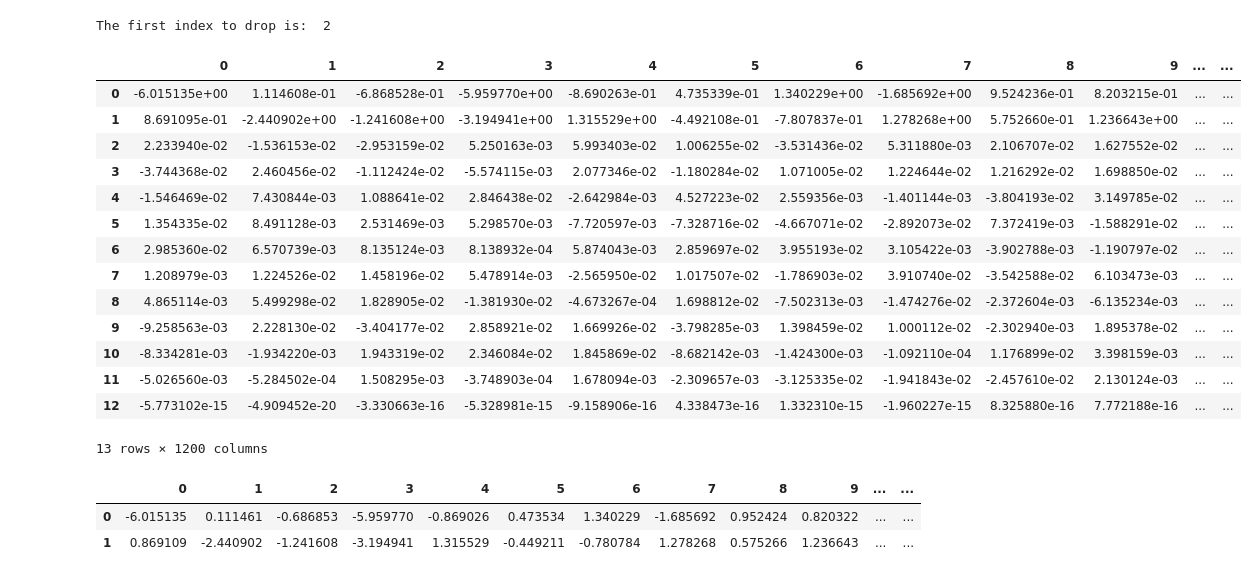
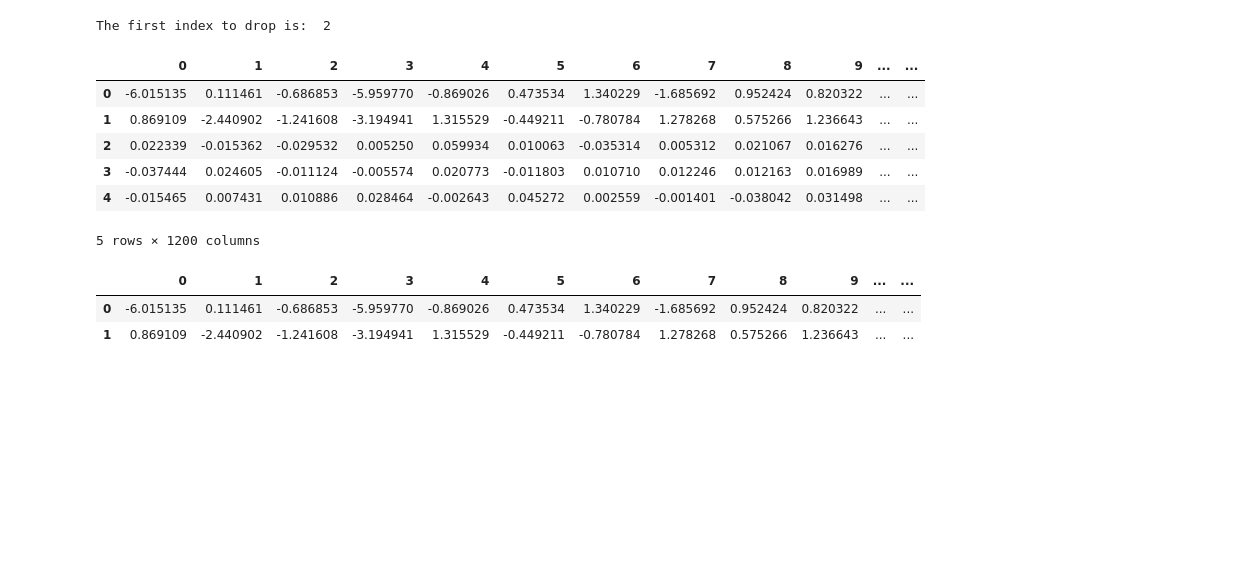
Before and after one commit to tommasoamico/LaboratoryOfComputationalPhysics_Y4, a Jupyter notebook: 07ex_LinearAlgebra.ipynb, the cells around one changed output. Drawn from its saved outputs; the diff is of its cells as text; code cells hidden in the pictures; blank space fills up the shorter version.

```diff
--- a/07ex_LinearAlgebra.ipynb
+++ b/07ex_LinearAlgebra.ipynb
@@ -264,23 +260,15 @@ print('The first index to drop is: ', first_to_drop)
 The first index to drop is:  2
 # %%
 datap = pd.DataFrame(np.dot(V.T, data))
-datap
+datap.head()
 # %% [output]
 |  | 0 | 1 | 2 | 3 | 4 | 5 | 6 | 7 | 8 | 9 | ... | ... |
-| 0 | -6.015135e+00 | 1.114608e-01 | -6.868528e-01 | -5.959770e+00 | -8.690263e-01 | 4.735339e-01 | 1.340229e+00 | -1.685692e+00 | 9.524236e-01 | 8.203215e-01 | ... | ... |
-| 1 | 8.691095e-01 | -2.440902e+00 | -1.241608e+00 | -3.194941e+00 | 1.315529e+00 | -4.492108e-01 | -7.807837e-01 | 1.278268e+00 | 5.752660e-01 | 1.236643e+00 | ... | ... |
-| 2 | 2.233940e-02 | -1.536153e-02 | -2.953159e-02 | 5.250163e-03 | 5.993403e-02 | 1.006255e-02 | -3.531436e-02 | 5.311880e-03 | 2.106707e-02 | 1.627552e-02 | ... | ... |
-| 3 | -3.744368e-02 | 2.460456e-02 | -1.112424e-02 | -5.574115e-03 | 2.077346e-02 | -1.180284e-02 | 1.071005e-02 | 1.224644e-02 | 1.216292e-02 | 1.698850e-02 | ... | ... |
-| 4 | -1.546469e-02 | 7.430844e-03 | 1.088641e-02 | 2.846438e-02 | -2.642984e-03 | 4.527223e-02 | 2.559356e-03 | -1.401144e-03 | -3.804193e-02 | 3.149785e-02 | ... | ... |
-| 5 | 1.354335e-02 | 8.491128e-03 | 2.531469e-03 | 5.298570e-03 | -7.720597e-03 | -7.328716e-02 | -4.667071e-02 | -2.892073e-02 | 7.372419e-03 | -1.588291e-02 | ... | ... |
-| 6 | 2.985360e-02 | 6.570739e-03 | 8.135124e-03 | 8.138932e-04 | 5.874043e-03 | 2.859697e-02 | 3.955193e-02 | 3.105422e-03 | -3.902788e-03 | -1.190797e-02 | ... | ... |
-| 7 | 1.208979e-03 | 1.224526e-02 | 1.458196e-02 | 5.478914e-03 | -2.565950e-02 | 1.017507e-02 | -1.786903e-02 | 3.910740e-02 | -3.542588e-02 | 6.103473e-03 | ... | ... |
-| 8 | 4.865114e-03 | 5.499298e-02 | 1.828905e-02 | -1.381930e-02 | -4.673267e-04 | 1.698812e-02 | -7.502313e-03 | -1.474276e-02 | -2.372604e-03 | -6.135234e-03 | ... | ... |
-| 9 | -9.258563e-03 | 2.228130e-02 | -3.404177e-02 | 2.858921e-02 | 1.669926e-02 | -3.798285e-03 | 1.398459e-02 | 1.000112e-02 | -2.302940e-03 | 1.895378e-02 | ... | ... |
-| 10 | -8.334281e-03 | -1.934220e-03 | 1.943319e-02 | 2.346084e-02 | 1.845869e-02 | -8.682142e-03 | -1.424300e-03 | -1.092110e-04 | 1.176899e-02 | 3.398159e-03 | ... | ... |
-| 11 | -5.026560e-03 | -5.284502e-04 | 1.508295e-03 | -3.748903e-04 | 1.678094e-03 | -2.309657e-03 | -3.125335e-02 | -1.941843e-02 | -2.457610e-02 | 2.130124e-03 | ... | ... |
-| 12 | -5.773102e-15 | -4.909452e-20 | -3.330663e-16 | -5.328981e-15 | -9.158906e-16 | 4.338473e-16 | 1.332310e-15 | -1.960227e-15 | 8.325880e-16 | 7.772188e-16 | ... | ... |
+| 0 | -6.015135 | 0.111461 | -0.686853 | -5.959770 | -0.869026 | 0.473534 | 1.340229 | -1.685692 | 0.952424 | 0.820322 | ... | ... |
+| 1 | 0.869109 | -2.440902 | -1.241608 | -3.194941 | 1.315529 | -0.449211 | -0.780784 | 1.278268 | 0.575266 | 1.236643 | ... | ... |
+| 2 | 0.022339 | -0.015362 | -0.029532 | 0.005250 | 0.059934 | 0.010063 | -0.035314 | 0.005312 | 0.021067 | 0.016276 | ... | ... |
+| 3 | -0.037444 | 0.024605 | -0.011124 | -0.005574 | 0.020773 | -0.011803 | 0.010710 | 0.012246 | 0.012163 | 0.016989 | ... | ... |
+| 4 | -0.015465 | 0.007431 | 0.010886 | 0.028464 | -0.002643 | 0.045272 | 0.002559 | -0.001401 | -0.038042 | 0.031498 | ... | ... |
-13 rows × 1200 columns
+5 rows × 1200 columns
 # %%
 datapp = pd.DataFrame(np.dot(V[:,:first_to_drop].T, data))
 datapp
```
Also changed, not shown: parts of 8 cells of this notebook.
